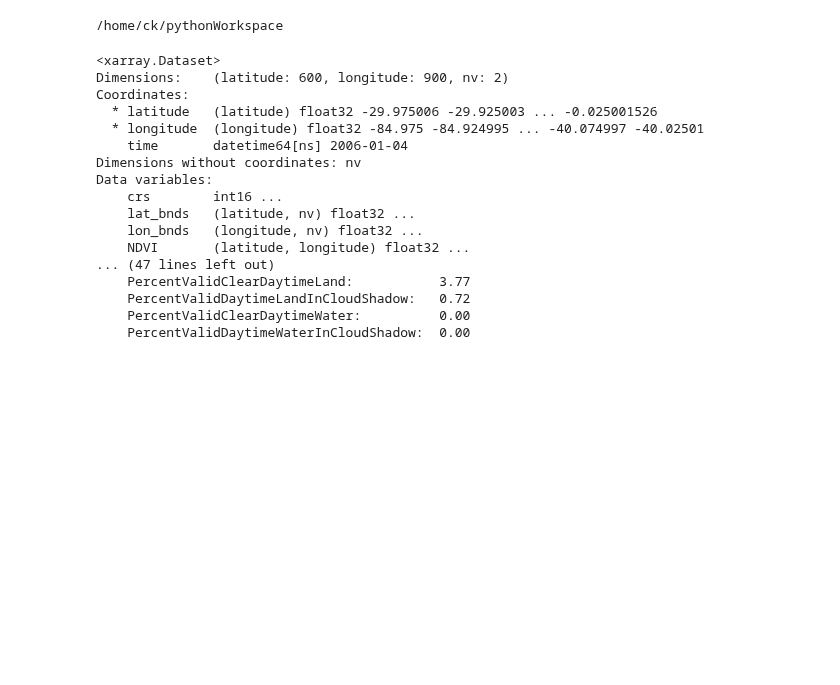
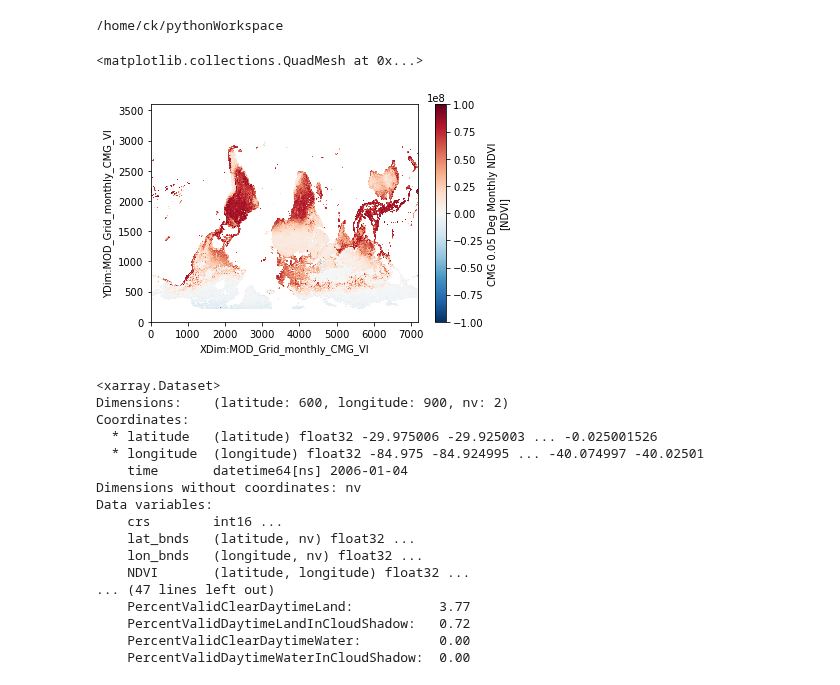
Before and after one commit to cornkle/proj_CEH, a Jupyter notebook: notebooks/HUARAZ_NDVI_flagTest.ipynb, the cells around one changed output. Cells and saved outputs as stored; diff of their text form; code cells hidden in the pictures; blank space fills up the shorter version.

```diff
--- a/notebooks/HUARAZ_NDVI_flagTest.ipynb
+++ b/notebooks/HUARAZ_NDVI_flagTest.ipynb
@@ -11,6 +11,13 @@ pylab.rcParams['figure.figsize'] = (50., 50.)
 cd ..
 # %% [output]
 /home/ck/pythonWorkspace
+# %%
+ffile = xr.open_dataset('/media/ck/Elements/global/gridded_datasets/ndvi/monthly/MOD13C2.A2017032.006.2017066084614.hdf')
+# %%
+ffile['CMG 0.05 Deg Monthly NDVI'].plot()
+# %% [output]
+<matplotlib.collections.QuadMesh at 0x...>
+[figure, added]
 # %%
 nfile = xr.open_dataset('/home/ck/Desktop/AVHRR-Land_v005_AVH13C1_NOAA-18_20060104_c20170331133114.nc')
 # %%
```
Also changed, not shown: parts of 3 cells of this notebook, 14 other files.
